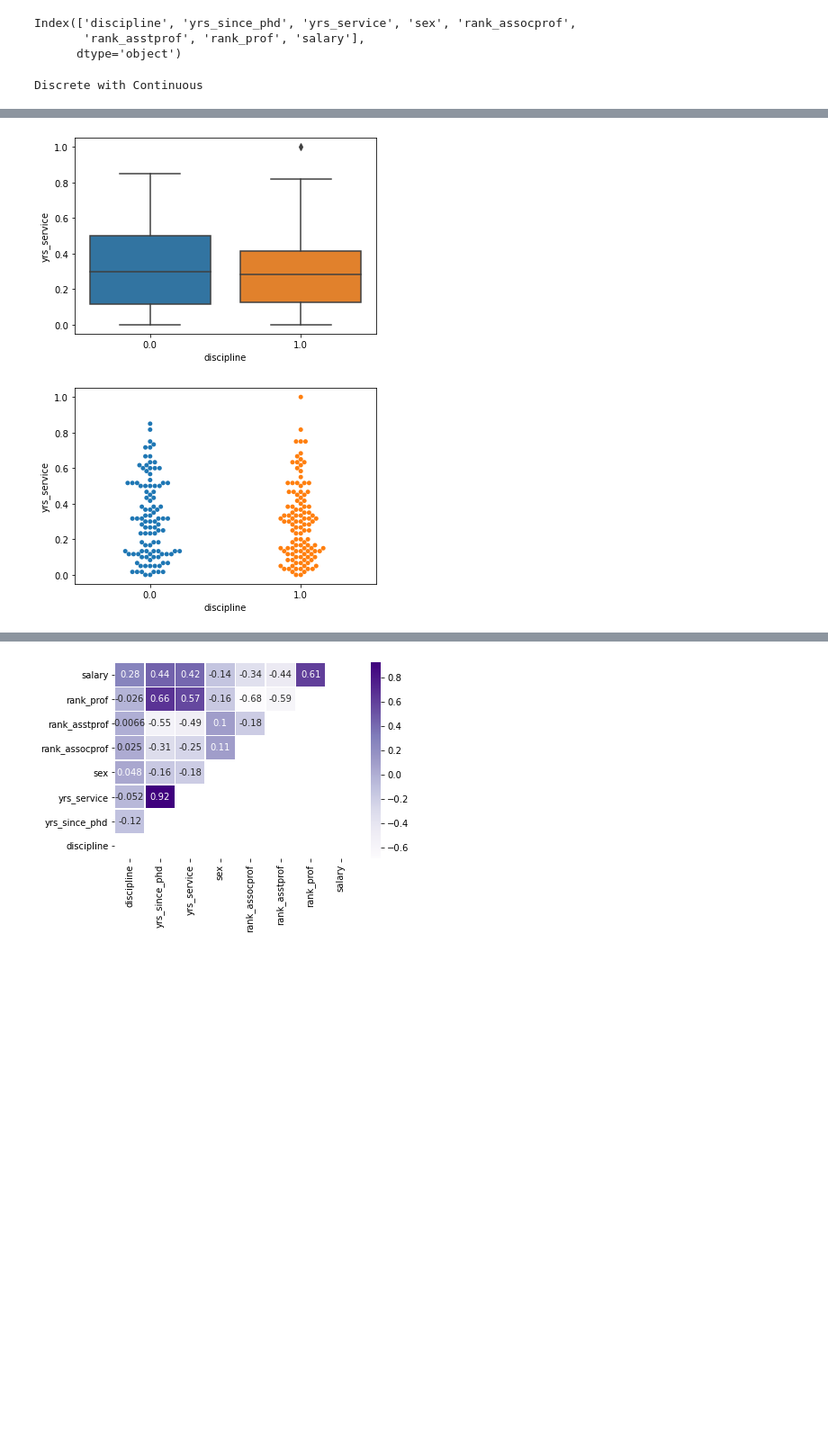
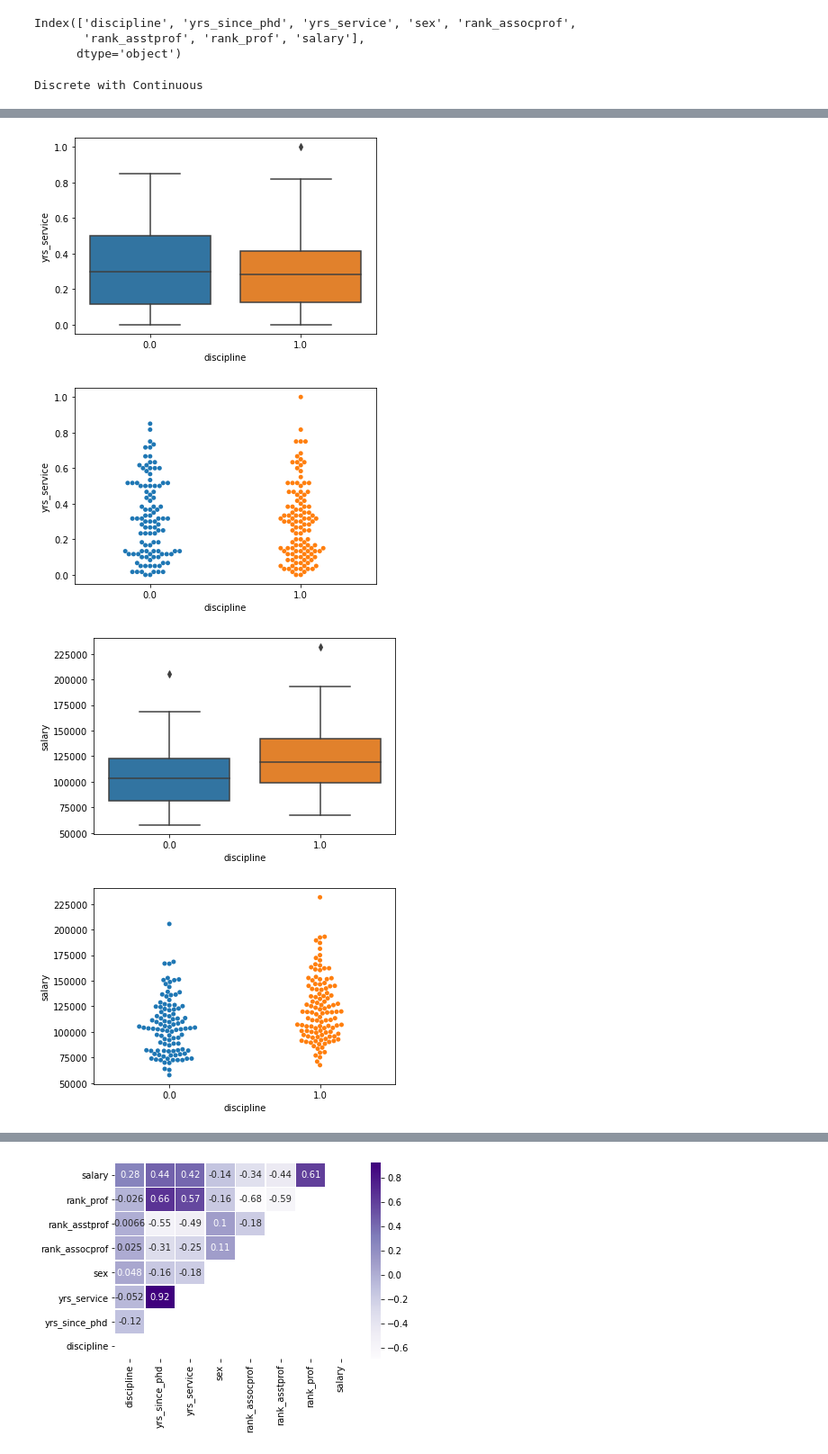
Before and after one commit to cindyvillanuevads/regression-exercises, a Jupyter notebook: modeling_exercises.ipynb, the cells around one changed output, grey strips where cells are left out. Shown at 90% size. Drawn from its saved outputs; the diff is of its cells as text; code cells hidden in the pictures; blank space fills up the shorter version.

```diff
--- a/modeling_exercises.ipynb
+++ b/modeling_exercises.ipynb
@@ -323,10 +325,12 @@ Index(['discipline', 'yrs_since_phd', 'yrs_service', 'sex', 'rank_assocprof',
 # %%
 cat = ['discipline',  'sex', 'rank_assocprof', 'rank_asstprof', 'rank_prof']
 # %%
-explore.plot_categorical_and_continuous_vars(X_train_scaled, cat, ['yrs_since_phd','yrs_service','salary'])
+explore.plot_categorical_and_continuous_vars(train_scaled, cat, ['yrs_since_phd','yrs_service','salary'])
 # %% [output]
 Discrete with Continuous
 [figure]
 [figure]
 [figure]
 [figure]
+[figure, added]
+[figure, added]
```
Also changed, not shown: parts of 24 cells of this notebook.
